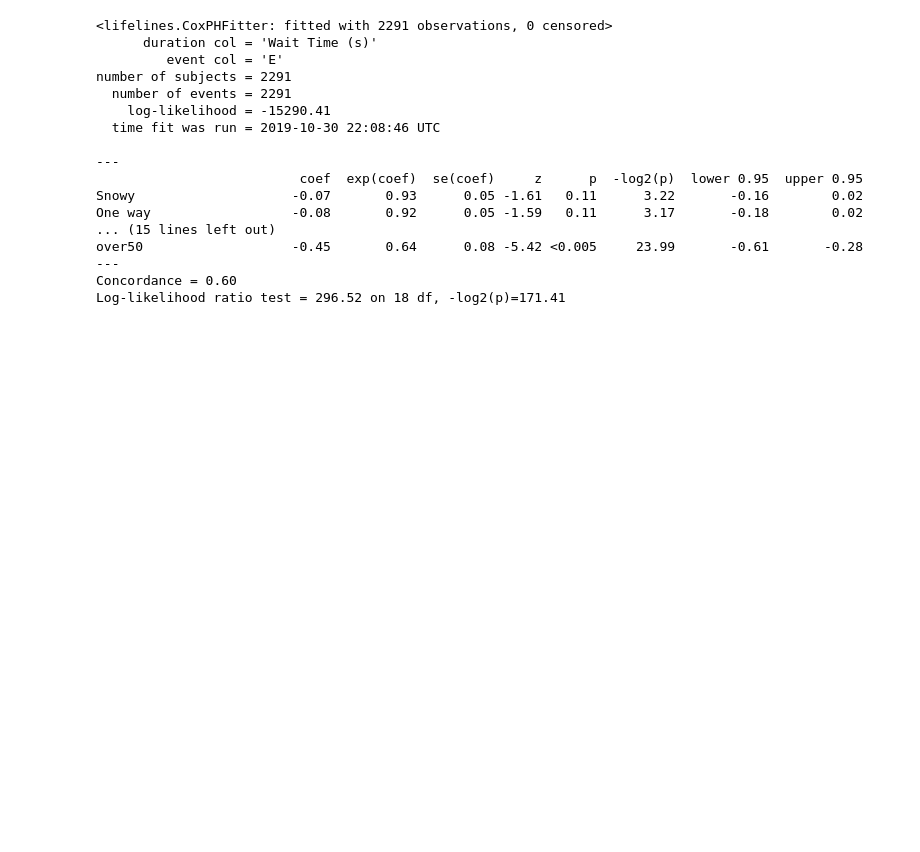
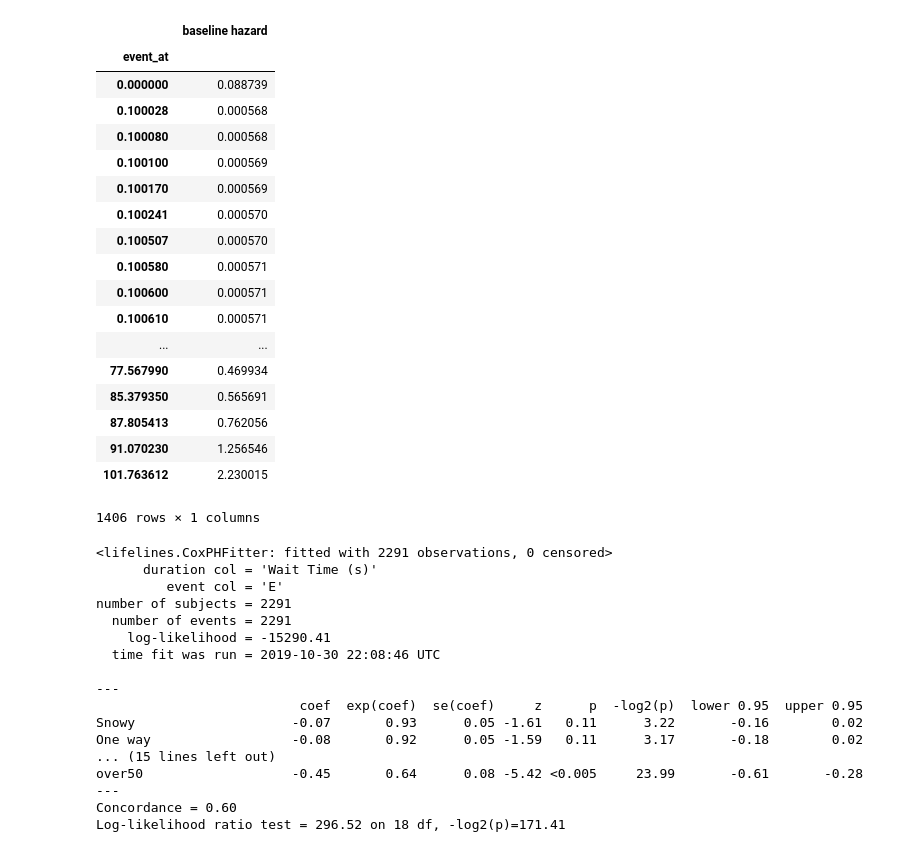
Before and after one commit to arashk1990/ProjectVR, a Jupyter notebook: models/cph.ipynb, the cells around one changed output. Cells and saved outputs as stored; diff of their text form; code cells hidden in the pictures; blank space fills up the shorter version.

```diff
--- a/models/cph.ipynb
+++ b/models/cph.ipynb
@@ -36,3 +93,25 @@ Log-likelihood ratio test = 309.38 on 32 df, -log2(p)=154.18
+# %%
+cph.baseline_hazard_
+# %% [output]
+|  | baseline hazard |
+| event_at |  |
+| 0.000000 | 0.088739 |
+| 0.100028 | 0.000568 |
+| 0.100080 | 0.000568 |
+| 0.100100 | 0.000569 |
+| 0.100170 | 0.000569 |
+| 0.100241 | 0.000570 |
+| 0.100507 | 0.000570 |
+| 0.100580 | 0.000571 |
+| 0.100600 | 0.000571 |
+| 0.100610 | 0.000571 |
+| ... | ... |
+| 77.567990 | 0.469934 |
+| 85.379350 | 0.565691 |
+| 87.805413 | 0.762056 |
+| 91.070230 | 1.256546 |
+| 101.763612 | 2.230015 |
+1406 rows × 1 columns
 # %%
 data=data.drop(columns=['Minimum Gap','Night','dizziness_Over the years','Headaches_Currently','Headaches_Over the years','Heart_Over the years','FullAV'
                        ],axis=1)
```
Also changed, not shown: parts of 9 cells of this notebook.
